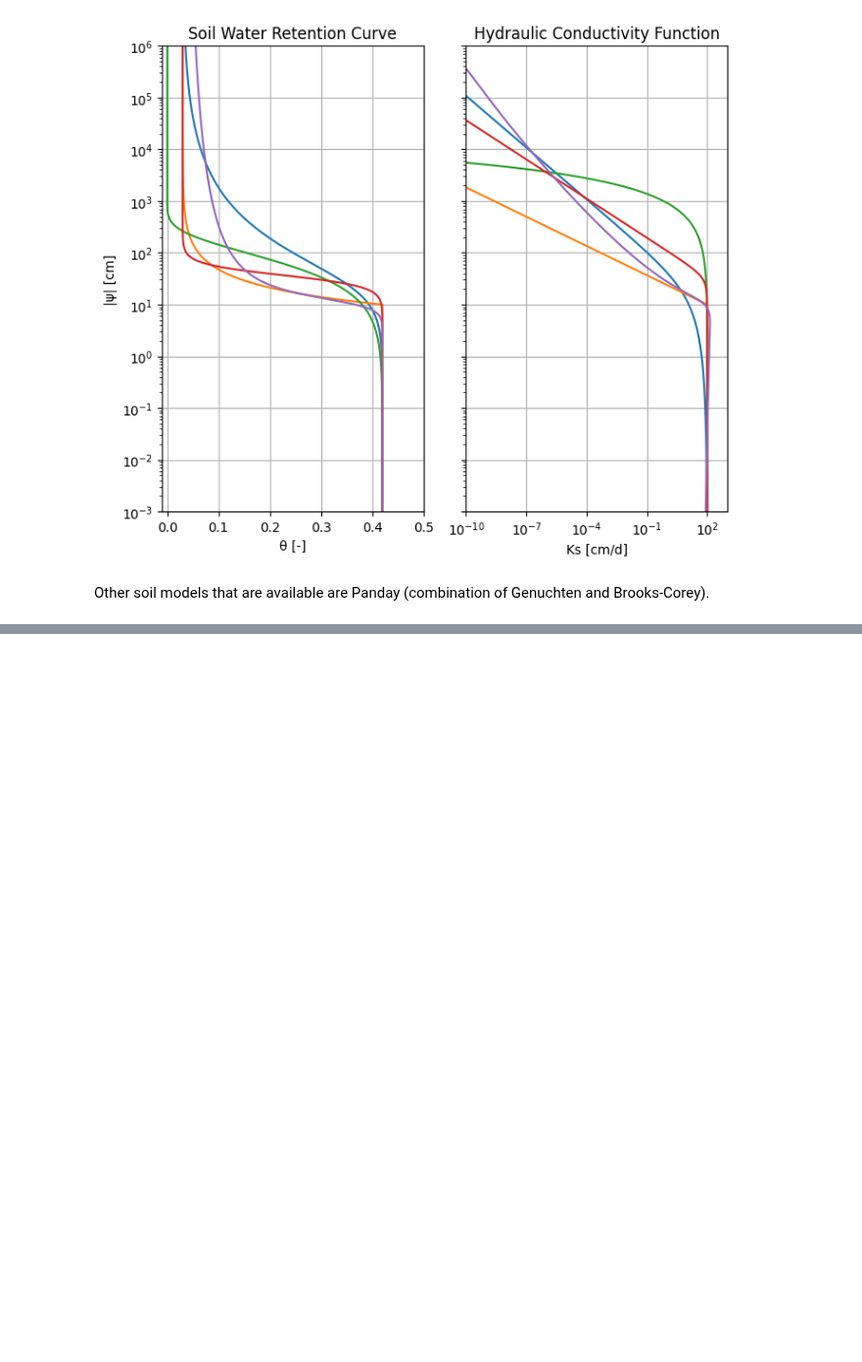
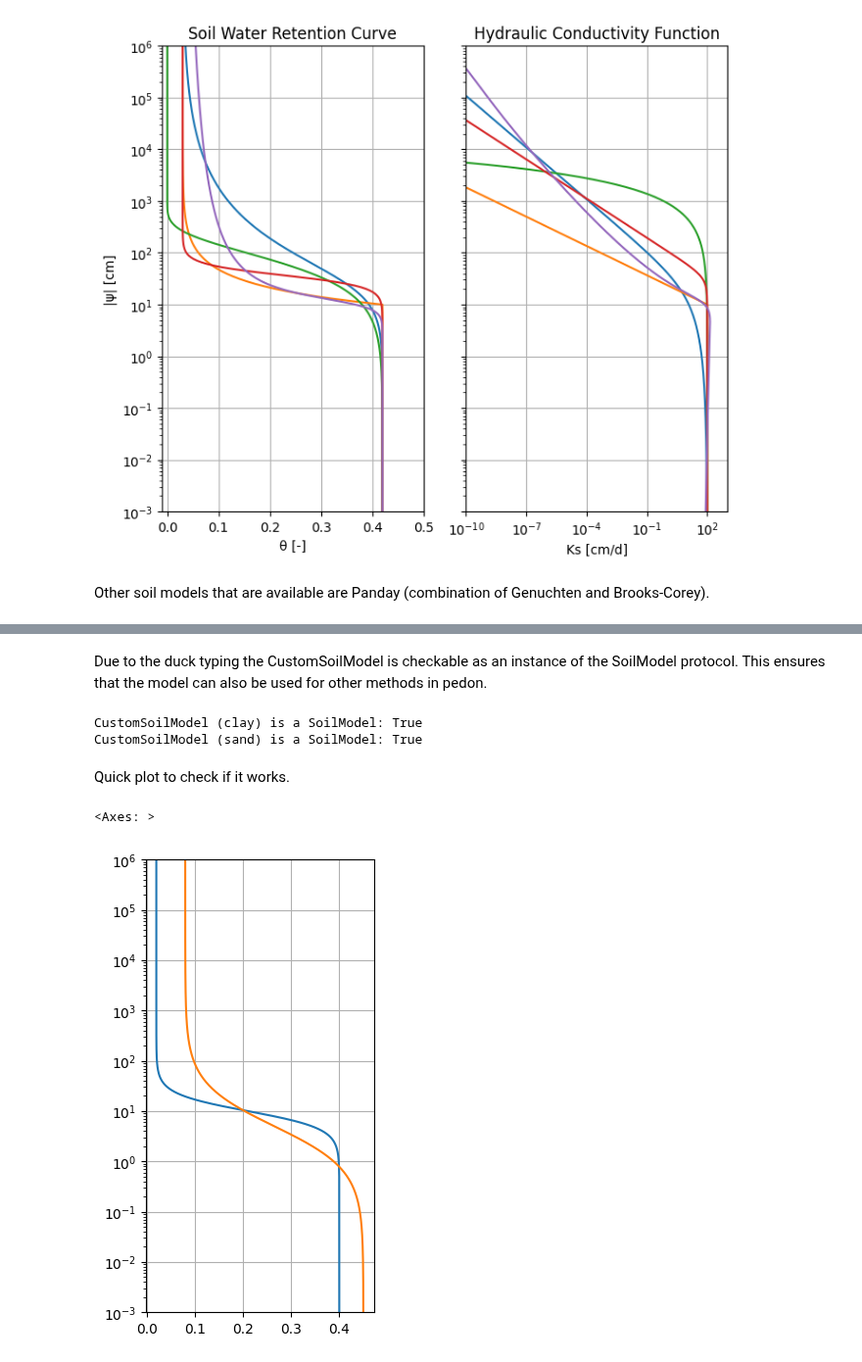
Before and after one commit to martinvonk/pedon, a Jupyter notebook: examples/01_soil_models.ipynb, the cells around one changed output, grey strips where cells are left out. Shown at 98% size. Saved outputs shown, nothing was run; the diff lists cells and outputs as text; code cells hidden in the pictures; blank space fills up the shorter version.

```diff
--- a/examples/01_soil_models.ipynb
+++ b/examples/01_soil_models.ipynb
@@ -113,0 +235,35 @@ Other soil models that are available are Panday (combination of Genuchten and Br
+# %%
+# Create instances with different exponents
+soil_one = CustomSoilModel(
+    k_s=10,
+    theta_r=0.02,
+    theta_s=0.4,
+    h_ref=10.0,
+    power_retention=2.5,
+    power_conductivity=4.0,
+)
+
+soil_two = CustomSoilModel(
+    k_s=200,
+    theta_r=0.08,
+    theta_s=0.45,
+    h_ref=5.0,
+    power_retention=1.0,
+    power_conductivity=2.0,
+)
+# %% [markdown]
+Due to the duck typing the CustomSoilModel is checkable as an instance of the SoilModel protocol. This ensures that the model can also be used for other methods in pedon.
+# %%
+print(f"CustomSoilModel (clay) is a SoilModel: {isinstance(soil_one, pe.SoilModel)}")
+print(f"CustomSoilModel (sand) is a SoilModel: {isinstance(soil_two, pe.SoilModel)}")
+# %% [output]
+CustomSoilModel (clay) is a SoilModel: True
+CustomSoilModel (sand) is a SoilModel: True
+# %% [markdown]
+Quick plot to check if it works.
+# %%
+ax = soil_one.plot()
+soil_two.plot(ax=ax)
+# %% [output]
+<Axes: >
+[figure, added]
```
Also changed, not shown: parts of 10 cells of this notebook, 49 other files.
